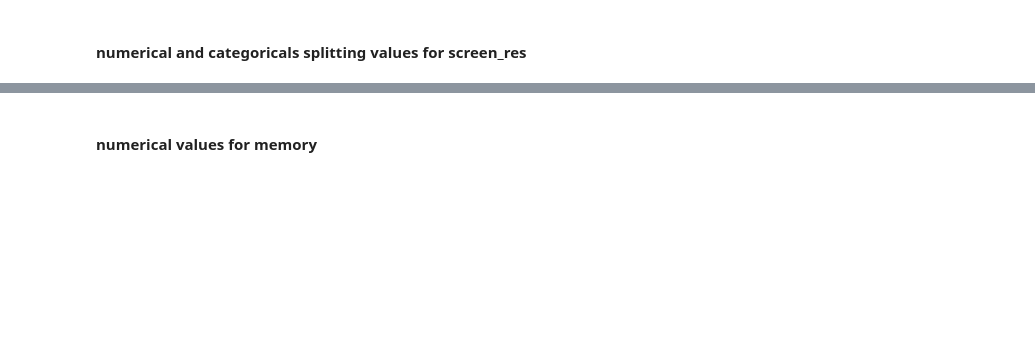
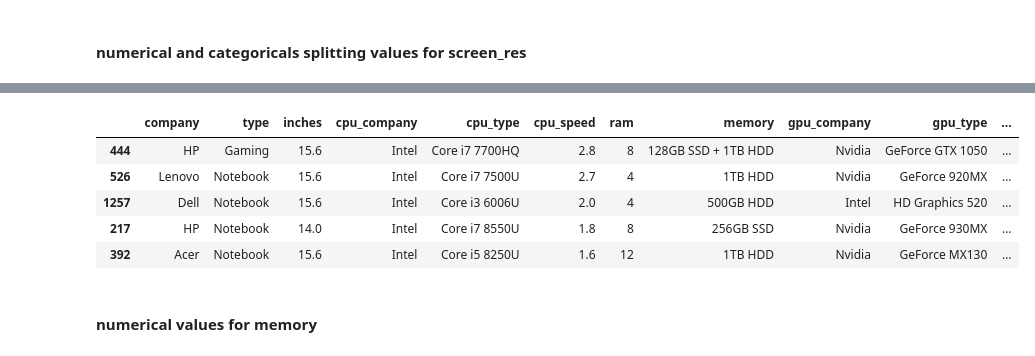
Before and after one commit to kuljitAujla/laptop-price-predictor, a Jupyter notebook: laptop-price-regression.ipynb, the cells around one changed output, grey strips where cells are left out. Drawn from its saved outputs; the diff is of its cells as text; code cells hidden in the pictures; blank space fills up the shorter version.

```diff
--- a/laptop-price-regression.ipynb
+++ b/laptop-price-regression.ipynb
@@ -41,4 +42,7 @@ df.head()
 | 2 | HP | 250 G6 | Notebook | 15.6 | Full HD 1920x1080 | Intel | Core i5 7200U | 2.5 | 8 | 256GB SSD | ... |
 | 3 | Apple | MacBook Pro | Ultrabook | 15.4 | IPS Panel Retina Display 2880x1800 | Intel | Core i7 | 2.7 | 16 | 512GB SSD | ... |
 | 4 | Apple | MacBook Pro | Ultrabook | 13.3 | IPS Panel Retina Display 2560x1600 | Intel | Core i5 | 3.1 | 8 | 256GB SSD | ... |
+# %%
+# remove unpredictory data
+df = df.drop(['product'], axis=1)
 # %% [markdown]
@@ -78,8 +82,7 @@ def clean_screen_resolution(df):
 
     df['panel_type'] = df['screen_res'].apply(get_panel_type)
 
-    # get rid of the screen res since we put in other places
-    df.drop('screen_res', axis=1)
+    df = df.drop(["screen_res"], axis=1)
 
     return df
 # %%
@@ -96,2 +91,11 @@ df.head()
+# %%
+df.sample(5)
+# %% [output]
+|  | company | type | inches | cpu_company | cpu_type | cpu_speed | ram | memory | gpu_company | gpu_type | ... |
+| 444 | HP | Gaming | 15.6 | Intel | Core i7 7700HQ | 2.8 | 8 | 128GB SSD + 1TB HDD | Nvidia | GeForce GTX 1050 | ... |
+| 526 | Lenovo | Notebook | 15.6 | Intel | Core i7 7500U | 2.7 | 4 | 1TB HDD | Nvidia | GeForce 920MX | ... |
+| 1257 | Dell | Notebook | 15.6 | Intel | Core i3 6006U | 2.0 | 4 | 500GB HDD | Intel | HD Graphics 520 | ... |
+| 217 | HP | Notebook | 14.0 | Intel | Core i7 8550U | 1.8 | 8 | 256GB SSD | Nvidia | GeForce 930MX | ... |
+| 392 | Acer | Notebook | 15.6 | Intel | Core i5 8250U | 1.6 | 12 | 1TB HDD | Nvidia | GeForce MX130 | ... |
 # %% [markdown]
 #### numerical values for memory
```
Also changed, not shown: parts of 17 cells of this notebook.
